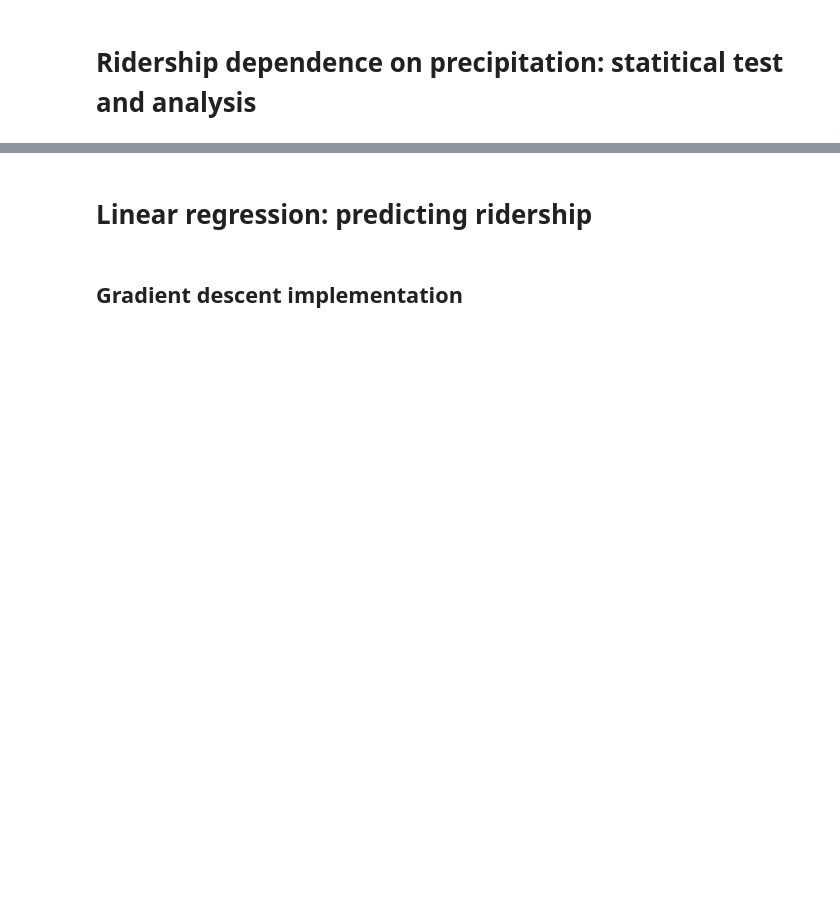
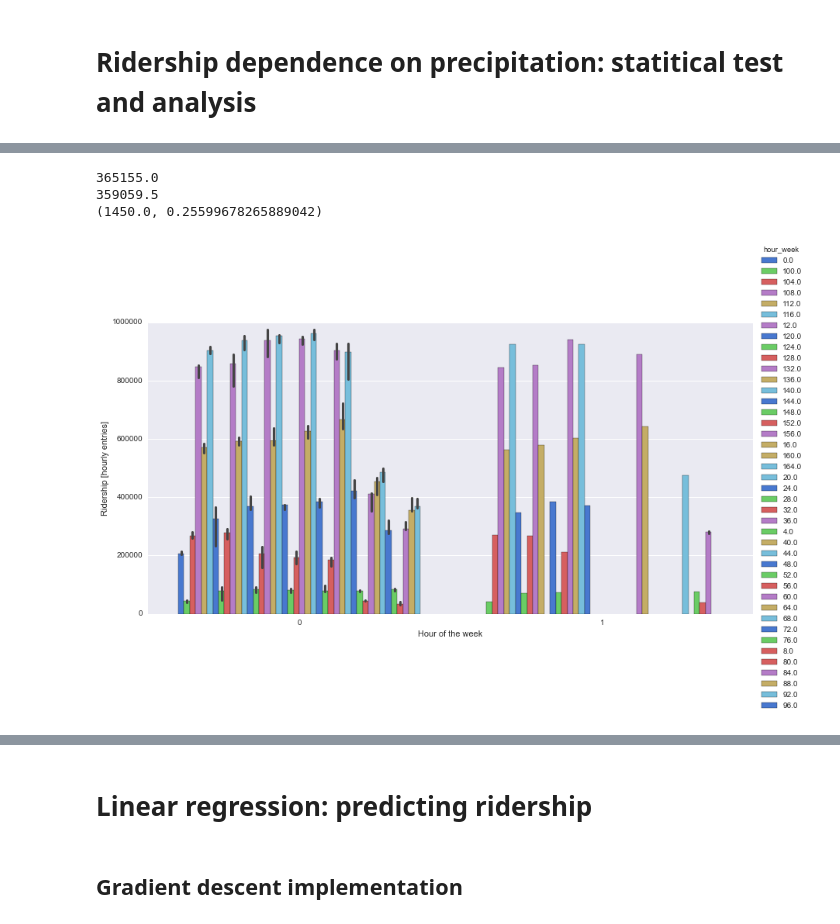
Before and after one commit to gornes/IntroToDS, a Jupyter notebook: Project1.ipynb, the cells around one changed output, grey strips where cells are left out. Drawn from its saved outputs; the diff is of its cells as text; code cells hidden in the pictures; blank space fills up the shorter version.

```diff
--- a/Project1.ipynb
+++ b/Project1.ipynb
@@ -500,18 +528,23 @@ print scipy.stats.mannwhitneyu(dryhours, rainyhours)
 # %%
 seaborn.factorplot("rain_hour", "ENTRIESn_hourly", 'hour_week',
                     data=nycsubway_weather.query('day != 30'), kind="bar",
                     size=6, palette="muted", estimator=np.nanmedian, aspect=2)
 
 plt.xlabel('Hour of the week')
 plt.ylabel('Ridership [hourly entries]')
 
-dryhours = nycsubway_weather.query('day != 30 and rain_hour == "no-rain" and day_week != 5').ENTRIESn_hourly
-rainyhours =  nycsubway_weather.query('day != 30 and rain_hour == "rain" and day_week != 5').ENTRIESn_hourly
+dryhours = nycsubway_weather.query('day != 30 and rain_hour == 0 and day_week != 5').ENTRIESn_hourly
+rainyhours =  nycsubway_weather.query('day != 30 and rain_hour == 1 and day_week != 5').ENTRIESn_hourly
 
 print dryhours.median(skipna=True)
 print rainyhours.median(skipna=True)
 
 print scipy.stats.mannwhitneyu(dryhours, rainyhours)
+# %% [output]
+365155.0
+359059.5
+(1450.0, 0.25599678265889042)
+[figure, added]
 # %%
 seaborn.factorplot("rain_day", "ENTRIESn_hourly", "day_week",
                     data=nycsubway_weather, kind="bar",
```
Also changed, not shown: parts of 51 cells of this notebook, 9 other files.
